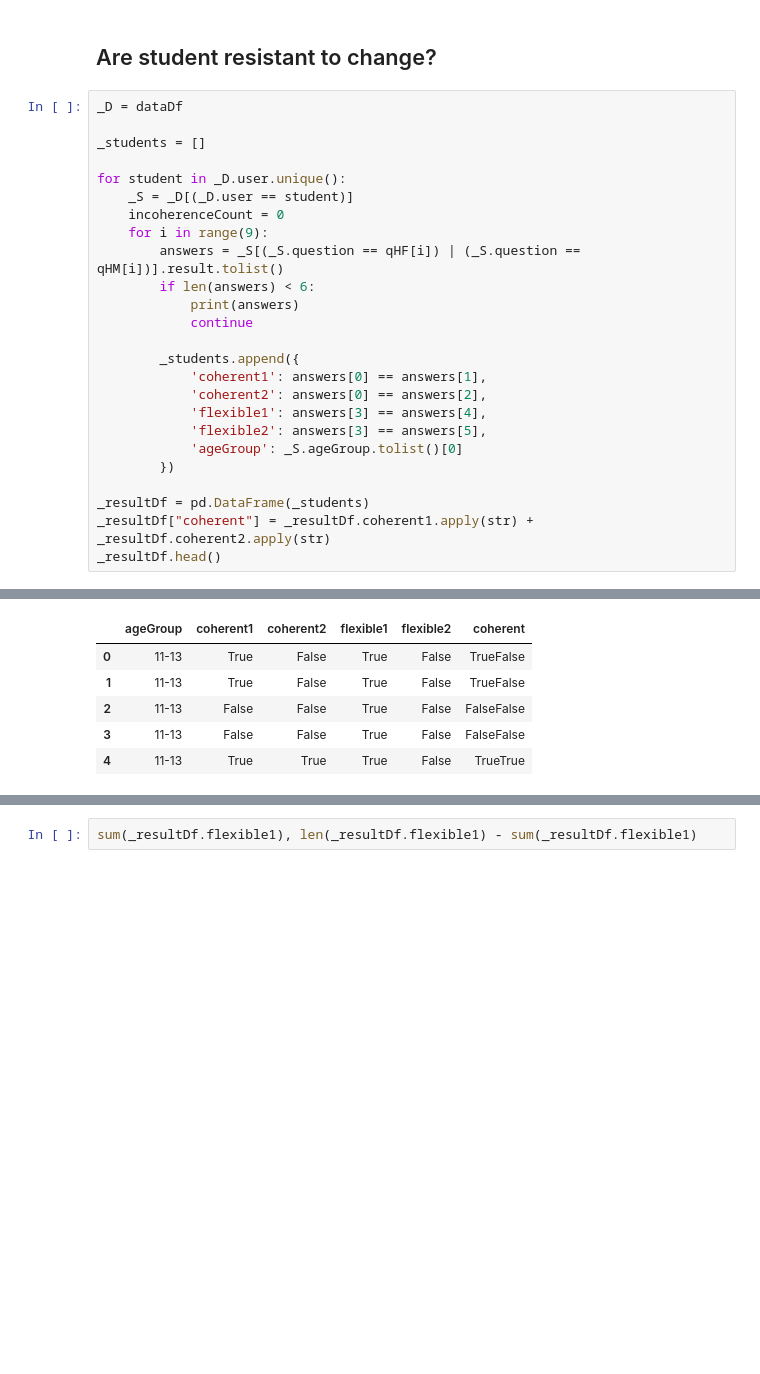
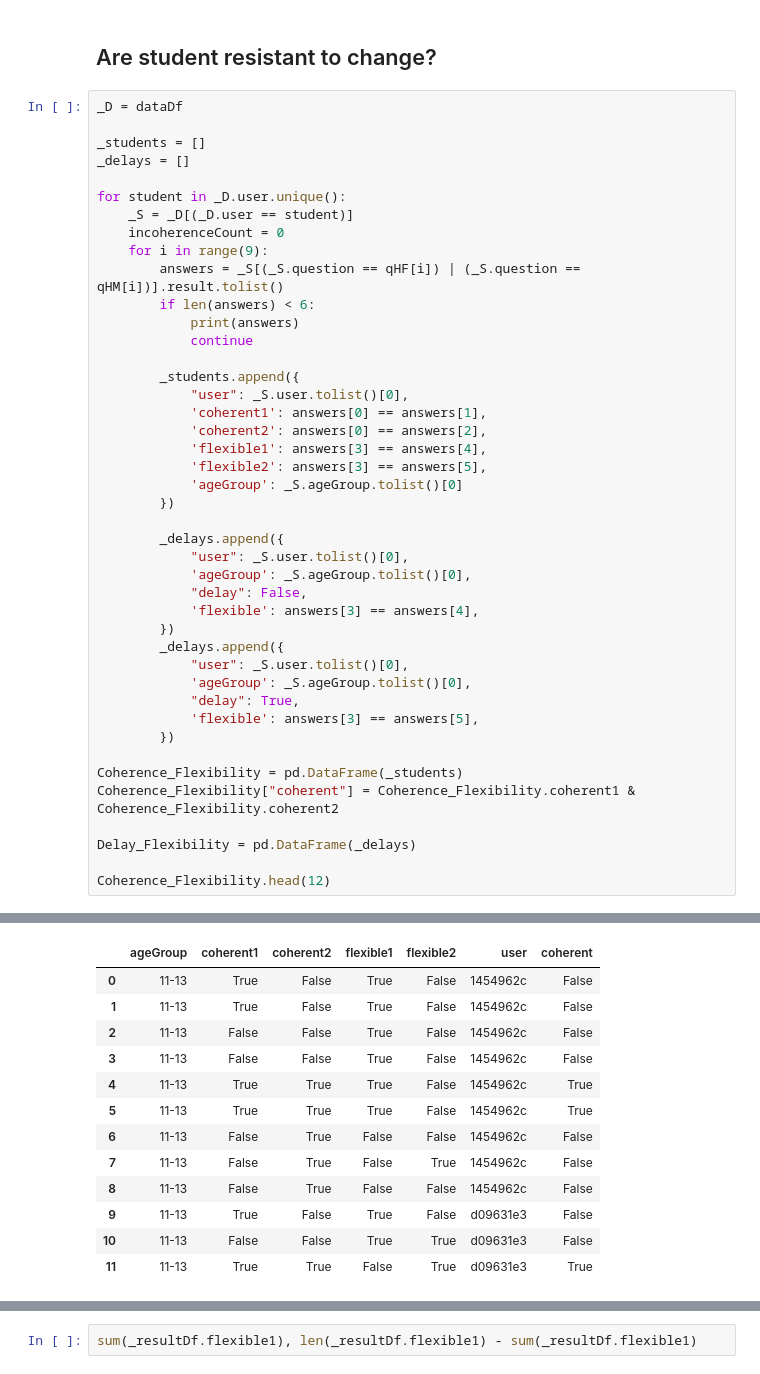
Before and after one commit to chili-epfl/induce, a Jupyter notebook: analysis/Analysis.ipynb, the cells around one changed output, grey strips where cells are left out. Cells and saved outputs as stored; diff of their text form; blank space fills up the shorter version.

```diff
--- a/analysis/Analysis.ipynb
+++ b/analysis/Analysis.ipynb
@@ -434,43 +459,68 @@ Feature_Choices_Combined.head()
 _D = dataDf
 
 _students = []
+_delays = []
 
 for student in _D.user.unique():
     _S = _D[(_D.user == student)]
     incoherenceCount = 0
     for i in range(9):
         answers = _S[(_S.question == qHF[i]) | (_S.question == qHM[i])].result.tolist()
         if len(answers) < 6:
             print(answers)
             continue
 
         _students.append({
+            "user": _S.user.tolist()[0],
             'coherent1': answers[0] == answers[1],
             'coherent2': answers[0] == answers[2],
             'flexible1': answers[3] == answers[4],
             'flexible2': answers[3] == answers[5],
             'ageGroup': _S.ageGroup.tolist()[0]
         })
 
-_resultDf = pd.DataFrame(_students)
-_resultDf["coherent"] = _resultDf.coherent1.apply(str) + _resultDf.coherent2.apply(str)
-_resultDf.head()
+        _delays.append({
+            "user": _S.user.tolist()[0],
+            'ageGroup': _S.ageGroup.tolist()[0],
+            "delay": False,
+            'flexible': answers[3] == answers[4],
+        })
+        _delays.append({
+            "user": _S.user.tolist()[0],
+            'ageGroup': _S.ageGroup.tolist()[0],
+            "delay": True,
+            'flexible': answers[3] == answers[5],
+        })
+
+Coherence_Flexibility = pd.DataFrame(_students)
+Coherence_Flexibility["coherent"] = Coherence_Flexibility.coherent1 & Coherence_Flexibility.coherent2
+
+Delay_Flexibility = pd.DataFrame(_delays)
+
+Coherence_Flexibility.head(12)
 # %% [output]
 ['type', 'type', 'type', 'orientation', 'type']
 ['orientation', 'orientation']
 ['type', 'type', 'color', 'type']
 ['orientation', 'type']
 ['type', 'color']
 ['color', 'orientation']
 ['color', 'color', 'color', 'orientation']
 ['type', 'orientation', 'orientation', 'type', 'type']
 ['color', 'color', 'color', 'type', 'color']
-|  | ageGroup | coherent1 | coherent2 | flexible1 | flexible2 | coherent |
-| 0 | 11-13 | True | False | True | False | TrueFalse |
-| 1 | 11-13 | True | False | True | False | TrueFalse |
-| 2 | 11-13 | False | False | True | False | FalseFalse |
-| 3 | 11-13 | False | False | True | False | FalseFalse |
-| 4 | 11-13 | True | True | True | False | TrueTrue |
+|  | ageGroup | coherent1 | coherent2 | flexible1 | flexible2 | user | coherent |
+| 0 | 11-13 | True | False | True | False | 1454962c | False |
+| 1 | 11-13 | True | False | True | False | 1454962c | False |
+| 2 | 11-13 | False | False | True | False | 1454962c | False |
+| 3 | 11-13 | False | False | True | False | 1454962c | False |
+| 4 | 11-13 | True | True | True | False | 1454962c | True |
+| 5 | 11-13 | True | True | True | False | 1454962c | True |
+| 6 | 11-13 | False | True | False | False | 1454962c | False |
+| 7 | 11-13 | False | True | False | True | 1454962c | False |
+| 8 | 11-13 | False | True | False | False | 1454962c | False |
+| 9 | 11-13 | True | False | True | False | d09631e3 | False |
+| 10 | 11-13 | False | False | True | True | d09631e3 | False |
+| 11 | 11-13 | True | True | False | True | d09631e3 | True |
 # %%
 plt.figure(figsize=(12,12))
 
```
Also changed, not shown: parts of 9 cells of this notebook, 3 other files.
